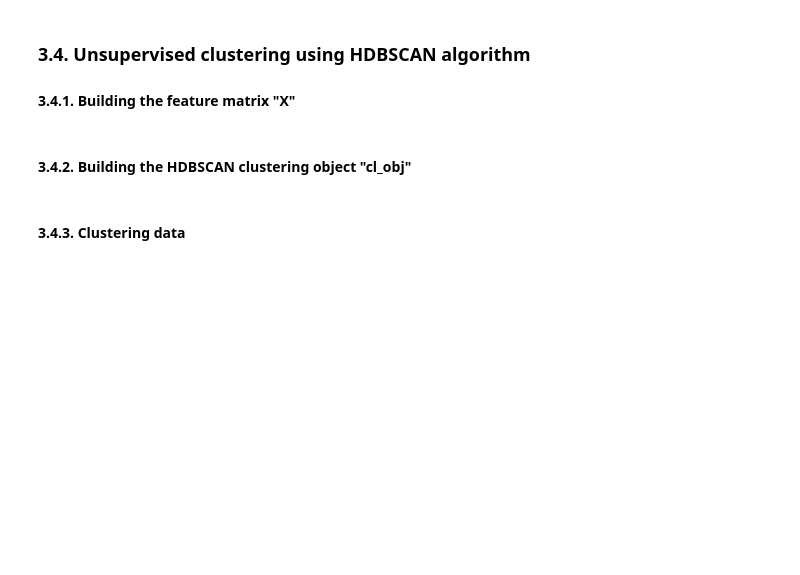
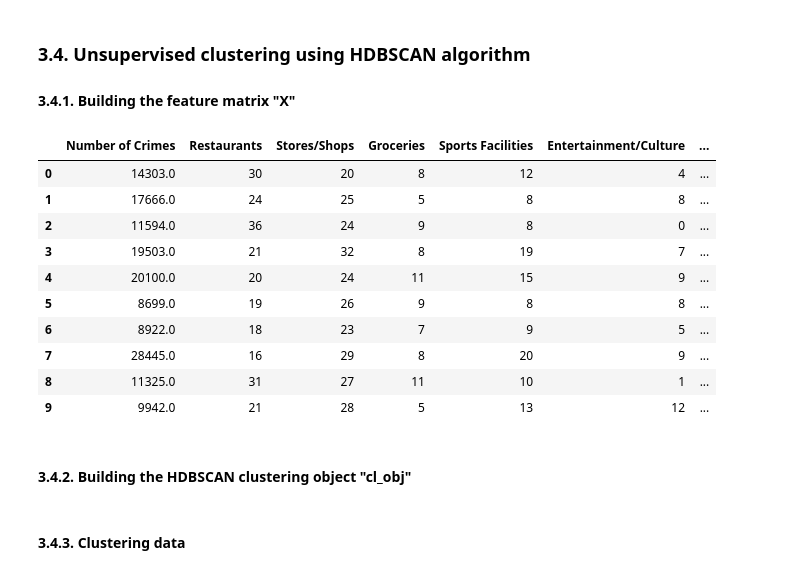
Before and after one commit to RiccardoGiro/IBM_ADSC_Project, a Jupyter notebook: 06_Capstone_Project_Week_5_Final.ipynb, the cells around one changed output. Drawn from its saved outputs; the diff is of its cells as text; code cells hidden in the pictures; blank space fills up the shorter version.

```diff
--- a/06_Capstone_Project_Week_5_Final.ipynb
+++ b/06_Capstone_Project_Week_5_Final.ipynb
@@ -309,9 +309,22 @@ df_final
 # %%
 # Feature matrix
 X = df_final.drop(['PdDistrict', 'Latitude', 'Longitude'], 1)
 # Z-score normalization of features
 scale = StandardScaler()
 X = scale.fit_transform(X)
+df_final.drop(['PdDistrict', 'Latitude', 'Longitude'], 1)
+# %% [output]
+|  | Number of Crimes | Restaurants | Stores/Shops | Groceries | Sports Facilities | Entertainment/Culture | ... |
+| 0 | 14303.0 | 30 | 20 | 8 | 12 | 4 | ... |
+| 1 | 17666.0 | 24 | 25 | 5 | 8 | 8 | ... |
+| 2 | 11594.0 | 36 | 24 | 9 | 8 | 0 | ... |
+| 3 | 19503.0 | 21 | 32 | 8 | 19 | 7 | ... |
+| 4 | 20100.0 | 20 | 24 | 11 | 15 | 9 | ... |
+| 5 | 8699.0 | 19 | 26 | 9 | 8 | 8 | ... |
+| 6 | 8922.0 | 18 | 23 | 7 | 9 | 5 | ... |
+| 7 | 28445.0 | 16 | 29 | 8 | 20 | 9 | ... |
+| 8 | 11325.0 | 31 | 27 | 11 | 10 | 1 | ... |
+| 9 | 9942.0 | 21 | 28 | 5 | 13 | 12 | ... |
 # %% [markdown]
 #### 3.4.2. Building the HDBSCAN clustering object "cl_obj"
 # %%
```
Also changed, not shown: parts of 7 cells of this notebook, 2 other files.
